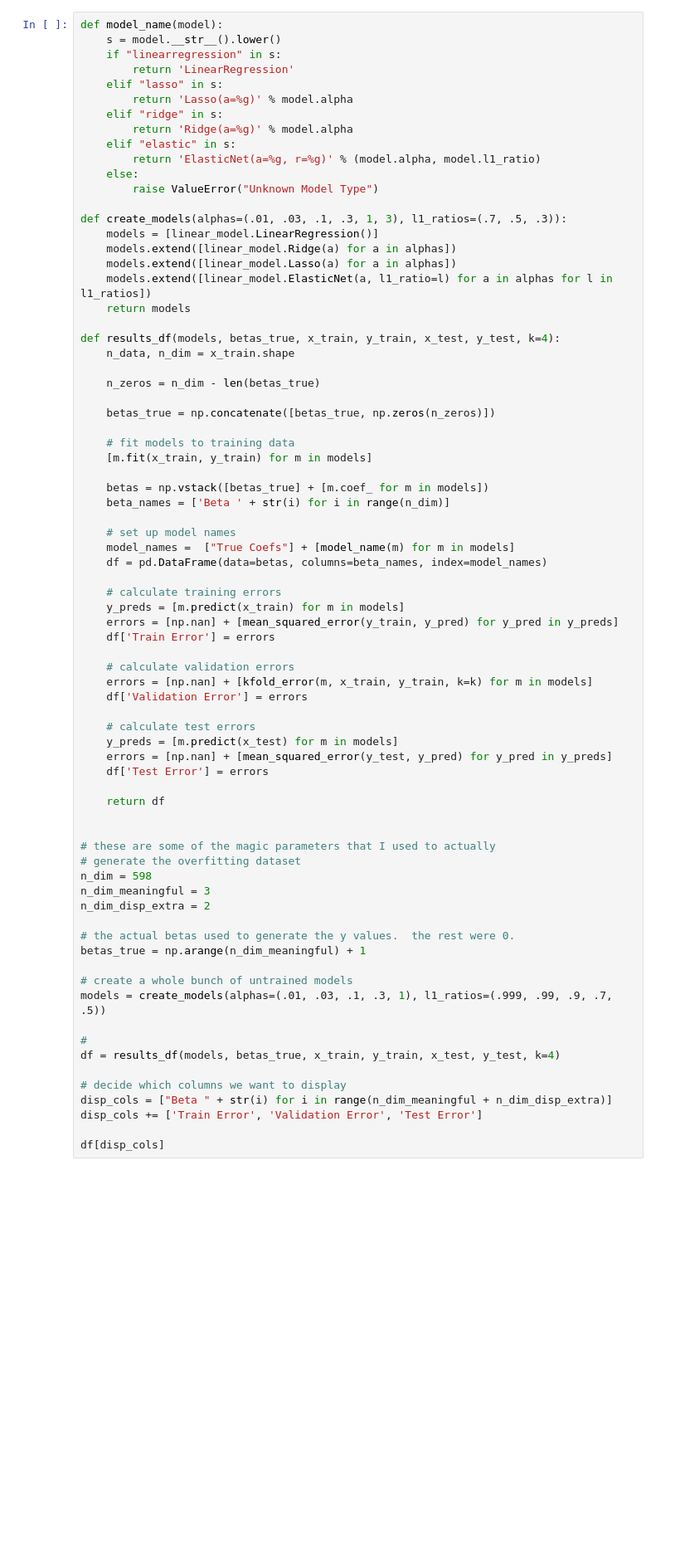
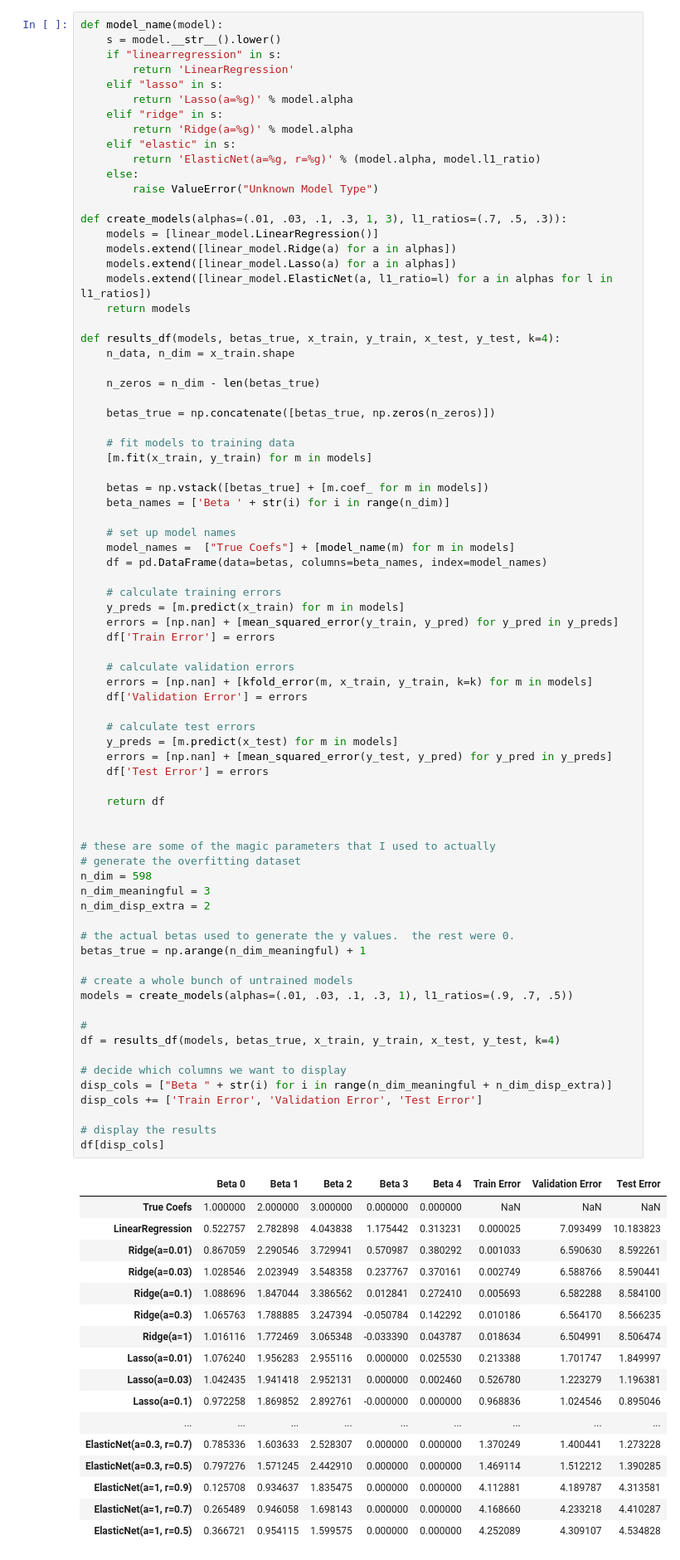
Before and after one commit to UCIDataScienceInitiative/PredictiveModeling_withPython, a Jupyter notebook: Session 2 - Overfitting, Regularization, Model Selection.ipynb, the cells around one changed output. Shown at 83% size. Drawn from its saved outputs; the diff is of its cells as text; blank space fills up the shorter version.

```diff
--- a/Session 2 - Overfitting, Regularization, Model Selection.ipynb
+++ b/Session 2 - Overfitting, Regularization, Model Selection.ipynb
@@ -657,32 +657,51 @@ def results_df(models, betas_true, x_train, y_train, x_test, y_test, k=4):
     errors = [np.nan] + [kfold_error(m, x_train, y_train, k=k) for m in models]
     df['Validation Error'] = errors
 
     # calculate test errors
     y_preds = [m.predict(x_test) for m in models]
     errors = [np.nan] + [mean_squared_error(y_test, y_pred) for y_pred in y_preds]
     df['Test Error'] = errors
 
     return df
 
 
 # these are some of the magic parameters that I used to actually
 # generate the overfitting dataset
 n_dim = 598
 n_dim_meaningful = 3
 n_dim_disp_extra = 2
 
 # the actual betas used to generate the y values.  the rest were 0.
 betas_true = np.arange(n_dim_meaningful) + 1
 
 # create a whole bunch of untrained models
-models = create_models(alphas=(.01, .03, .1, .3, 1), l1_ratios=(.999, .99, .9, .7, .5))
+models = create_models(alphas=(.01, .03, .1, .3, 1), l1_ratios=(.9, .7, .5))
 
 #
 df = results_df(models, betas_true, x_train, y_train, x_test, y_test, k=4)
 
 # decide which columns we want to display
 disp_cols = ["Beta " + str(i) for i in range(n_dim_meaningful + n_dim_disp_extra)]
 disp_cols += ['Train Error', 'Validation Error', 'Test Error']
 
+# display the results
 df[disp_cols]
+# %% [output]
+|  | Beta 0 | Beta 1 | Beta 2 | Beta 3 | Beta 4 | Train Error | Validation Error | Test Error |
+| True Coefs | 1.000000 | 2.000000 | 3.000000 | 0.000000 | 0.000000 | NaN | NaN | NaN |
+| LinearRegression | 0.522757 | 2.782898 | 4.043838 | 1.175442 | 0.313231 | 0.000025 | 7.093499 | 10.183823 |
+| Ridge(a=0.01) | 0.867059 | 2.290546 | 3.729941 | 0.570987 | 0.380292 | 0.001033 | 6.590630 | 8.592261 |
+| Ridge(a=0.03) | 1.028546 | 2.023949 | 3.548358 | 0.237767 | 0.370161 | 0.002749 | 6.588766 | 8.590441 |
+| Ridge(a=0.1) | 1.088696 | 1.847044 | 3.386562 | 0.012841 | 0.272410 | 0.005693 | 6.582288 | 8.584100 |
+| Ridge(a=0.3) | 1.065763 | 1.788885 | 3.247394 | -0.050784 | 0.142292 | 0.010186 | 6.564170 | 8.566235 |
+| Ridge(a=1) | 1.016116 | 1.772469 | 3.065348 | -0.033390 | 0.043787 | 0.018634 | 6.504991 | 8.506474 |
+| Lasso(a=0.01) | 1.076240 | 1.956283 | 2.955116 | 0.000000 | 0.025530 | 0.213388 | 1.701747 | 1.849997 |
+| Lasso(a=0.03) | 1.042435 | 1.941418 | 2.952131 | 0.000000 | 0.002460 | 0.526780 | 1.223279 | 1.196381 |
+| Lasso(a=0.1) | 0.972258 | 1.869852 | 2.892761 | -0.000000 | 0.000000 | 0.968836 | 1.024546 | 0.895046 |
+| ... | ... | ... | ... | ... | ... | ... | ... | ... |
+| ElasticNet(a=0.3, r=0.7) | 0.785336 | 1.603633 | 2.528307 | 0.000000 | 0.000000 | 1.370249 | 1.400441 | 1.273228 |
+| ElasticNet(a=0.3, r=0.5) | 0.797276 | 1.571245 | 2.442910 | 0.000000 | 0.000000 | 1.469114 | 1.512212 | 1.390285 |
+| ElasticNet(a=1, r=0.9) | 0.125708 | 0.934637 | 1.835475 | 0.000000 | 0.000000 | 4.112881 | 4.189787 | 4.313581 |
+| ElasticNet(a=1, r=0.7) | 0.265489 | 0.946058 | 1.698143 | 0.000000 | 0.000000 | 4.168660 | 4.233218 | 4.410287 |
+| ElasticNet(a=1, r=0.5) | 0.366721 | 0.954115 | 1.599575 | 0.000000 | 0.000000 | 4.252089 | 4.309107 | 4.534828 |
 # %%
```
Also changed, not shown: parts of 1 cell of this notebook.
